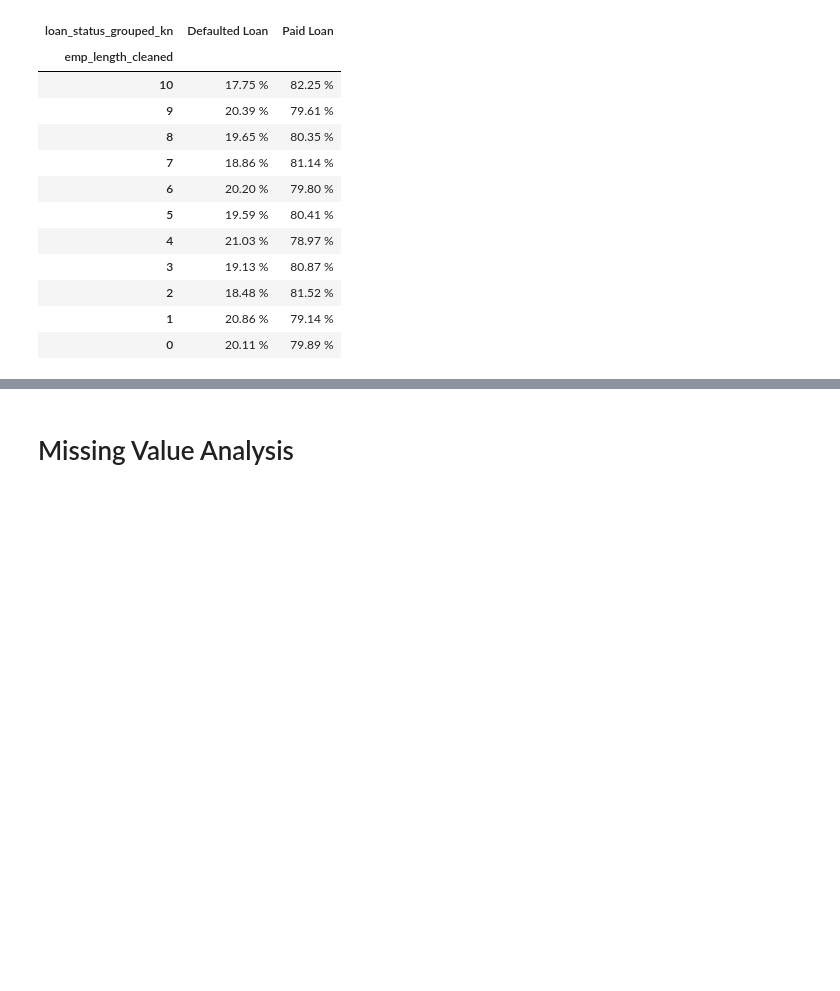
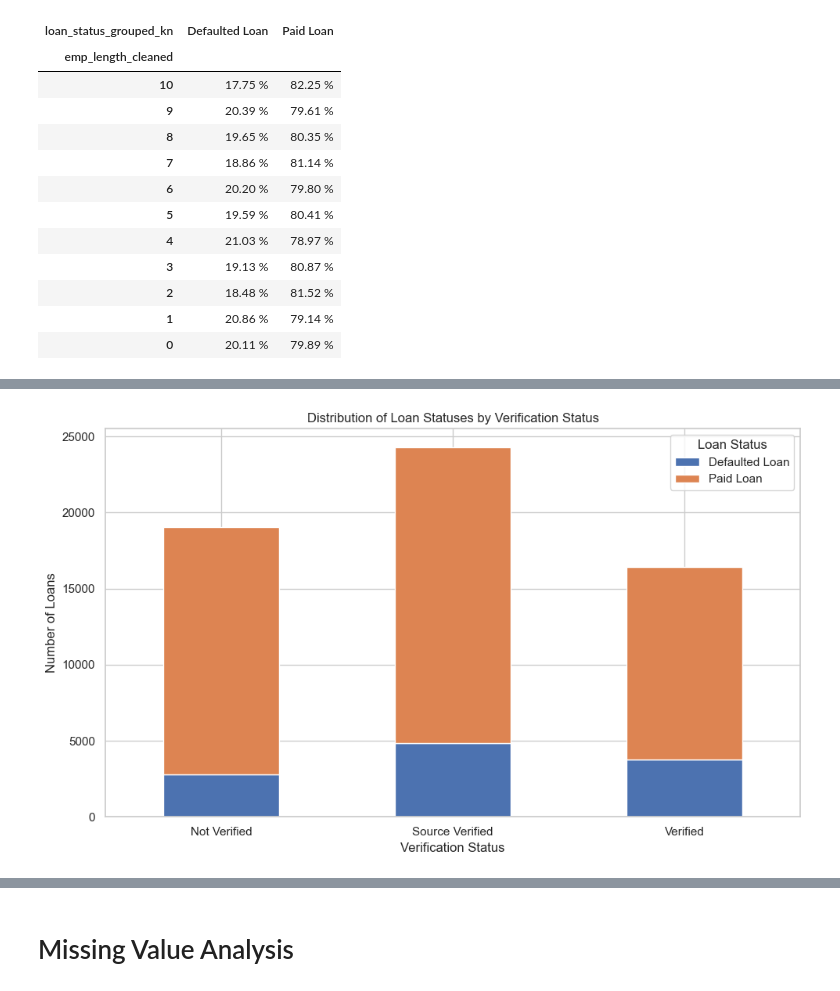
Before and after one commit to Wattysaid/dsif-git-main-project, a Jupyter notebook: elvtr_main_project/notebooks/rfe on raw data.ipynb, the cells around one changed output, grey strips where cells are left out. Drawn from its saved outputs; the diff is of its cells as text; code cells hidden in the pictures; blank space fills up the shorter version.

```diff
--- a/elvtr_main_project/notebooks/rfe on raw data.ipynb
+++ b/elvtr_main_project/notebooks/rfe on raw data.ipynb
@@ -319,0 +383,6 @@ emp_length_percentage
+# %%
+# Create a cross-tabulation of purpose and loan_status
+comparison_loan_status_ver_status = pd.crosstab(df['loan_status_grouped_kn'], df['verification_status'])
+
+# Display the result
+comparison_loan_status_ver_status
@@ -319,0 +396,23 @@ emp_length_percentage
+# %%
+import matplotlib.pyplot as plt
+
+# Plot a stacked bar chart
+fig, ax = plt.subplots(figsize=(10, 6))
+
+# Transpose the DataFrame for easier plotting and plot each loan status as a stacked segment
+comparison_loan_status_ver_status.T.plot(kind='bar', stacked=True, ax=ax)
+
+# Set labels and title
+ax.set_xlabel('Verification Status')
+ax.set_ylabel('Number of Loans')
+ax.set_title('Distribution of Loan Statuses by Verification Status')
+
+# Rotate x-axis labels for readability
+plt.xticks(rotation=0)
+plt.tight_layout()
+plt.legend(title='Loan Status')
+
+# Display the plot
+plt.show()
+# %% [output]
+[figure, added]
```
Also changed, not shown: parts of 19 cells of this notebook.
